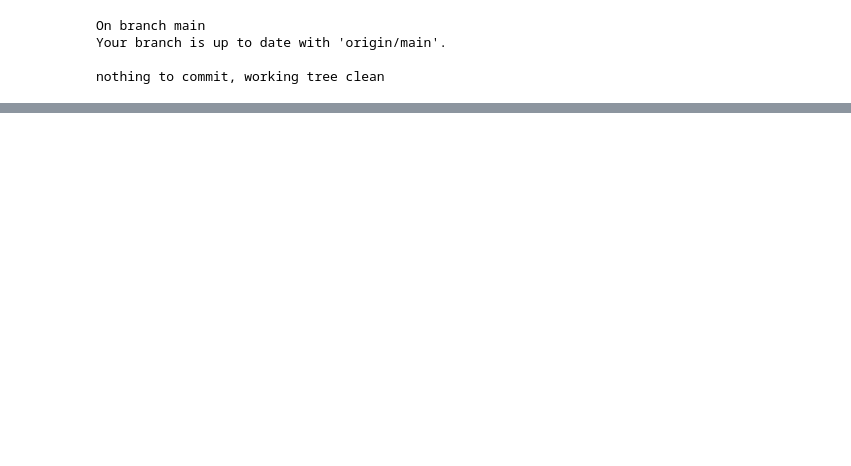
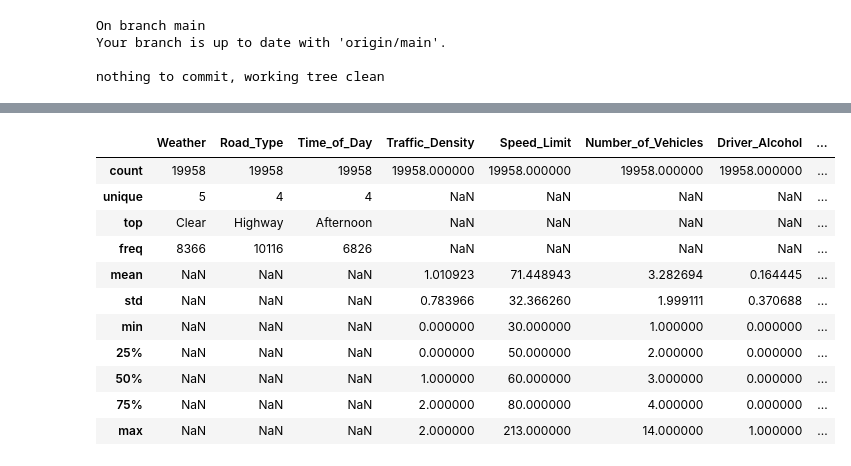
Before and after one commit to Anupampal1992/Group-Project, a Jupyter notebook: Traffic_Accident.ipynb, the cells around one changed output, grey strips where cells are left out. Drawn from its saved outputs; the diff is of its cells as text; code cells hidden in the pictures; blank space fills up the shorter version.

```diff
--- a/Traffic_Accident.ipynb
+++ b/Traffic_Accident.ipynb
@@ -48,0 +53,3 @@ from sklearn.metrics import confusion_matrix, classification_report, roc_curve,
+# %%
+df=pd.read_csv('Traffic Accident Severity Predictor Dataset.csv')  #Loading the data from Github
+df.head(5)
@@ -48,0 +89,15 @@ from sklearn.metrics import confusion_matrix, classification_report, roc_curve,
+# %%
+df.describe(include="all")
+# %% [output]
+|  | Weather | Road_Type | Time_of_Day | Traffic_Density | Speed_Limit | Number_of_Vehicles | Driver_Alcohol | ... |
+| count | 19958 | 19958 | 19958 | 19958.000000 | 19958.000000 | 19958.000000 | 19958.000000 | ... |
+| unique | 5 | 4 | 4 | NaN | NaN | NaN | NaN | ... |
+| top | Clear | Highway | Afternoon | NaN | NaN | NaN | NaN | ... |
+| freq | 8366 | 10116 | 6826 | NaN | NaN | NaN | NaN | ... |
+| mean | NaN | NaN | NaN | 1.010923 | 71.448943 | 3.282694 | 0.164445 | ... |
+| std | NaN | NaN | NaN | 0.783966 | 32.366260 | 1.999111 | 0.370688 | ... |
+| min | NaN | NaN | NaN | 0.000000 | 30.000000 | 1.000000 | 0.000000 | ... |
+| 25% | NaN | NaN | NaN | 0.000000 | 50.000000 | 2.000000 | 0.000000 | ... |
+| 50% | NaN | NaN | NaN | 1.000000 | 60.000000 | 3.000000 | 0.000000 | ... |
+| 75% | NaN | NaN | NaN | 2.000000 | 80.000000 | 4.000000 | 0.000000 | ... |
+| max | NaN | NaN | NaN | 2.000000 | 213.000000 | 14.000000 | 1.000000 | ... |
```
Also changed, not shown: parts of 23 cells of this notebook.
